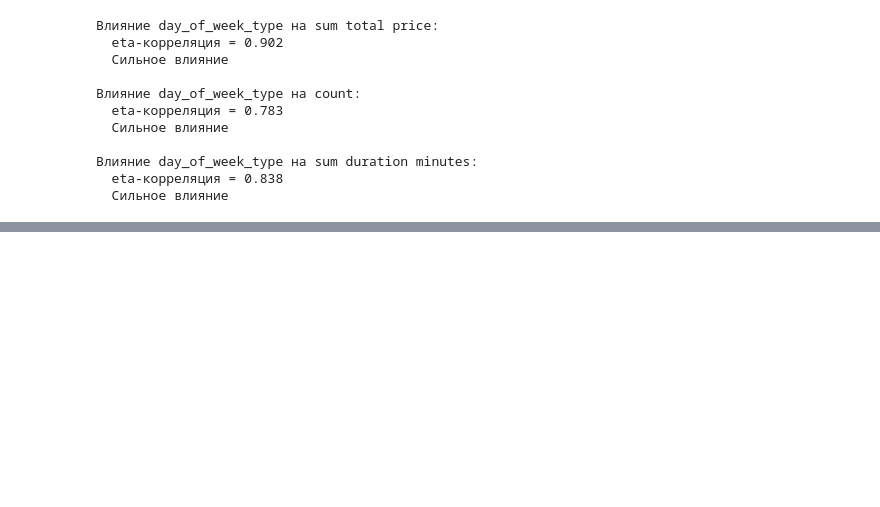
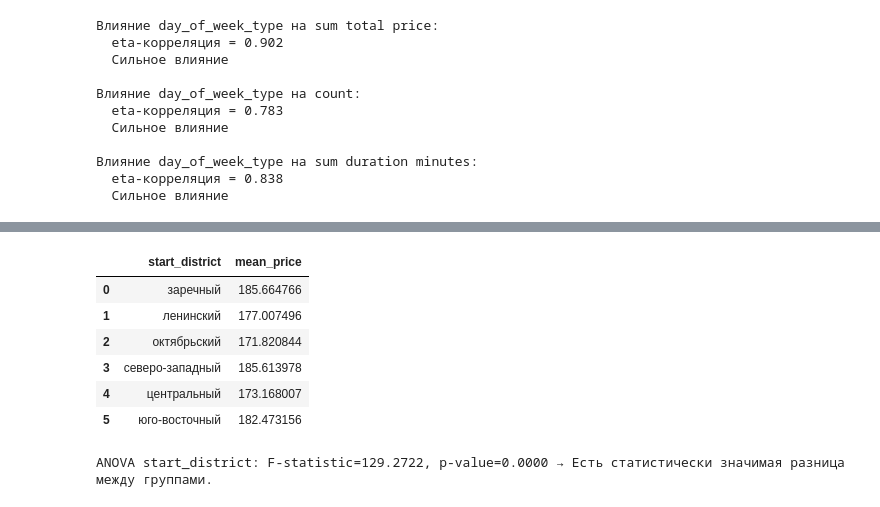
Before and after one commit to fIIame/scooter_sharing_analysis, a Jupyter notebook: notebooks/EDA.ipynb, the cells around one changed output, grey strips where cells are left out. Drawn from its saved outputs; the diff is of its cells as text; code cells hidden in the pictures; blank space fills up the shorter version.

```diff
--- a/notebooks/EDA.ipynb
+++ b/notebooks/EDA.ipynb
@@ -645,0 +734,18 @@ print_eta_correlation_overview(daily_summary, "day_of_week_type", metrics, get_e
+# %%
+# агрегируем данные по району
+district_summary = rides_weather_data.groupby("start_district", as_index=False).agg(
+    mean_price=("total_price", "mean")
+)
+district_summary
+# %% [output]
+|  | start_district | mean_price |
+| 0 | заречный | 185.664766 |
+| 1 | ленинский | 177.007496 |
+| 2 | октябрьский | 171.820844 |
+| 3 | северо-западный | 185.613978 |
+| 4 | центральный | 173.168007 |
+| 5 | юго-восточный | 182.473156 |
+# %%
+anova_test(rides_weather_data, "total_price", "start_district")
+# %% [output]
+ANOVA start_district: F-statistic=129.2722, p-value=0.0000 → Есть статистически значимая разница между группами.
```
Also changed, not shown: parts of 32 cells of this notebook, 2 other files.
